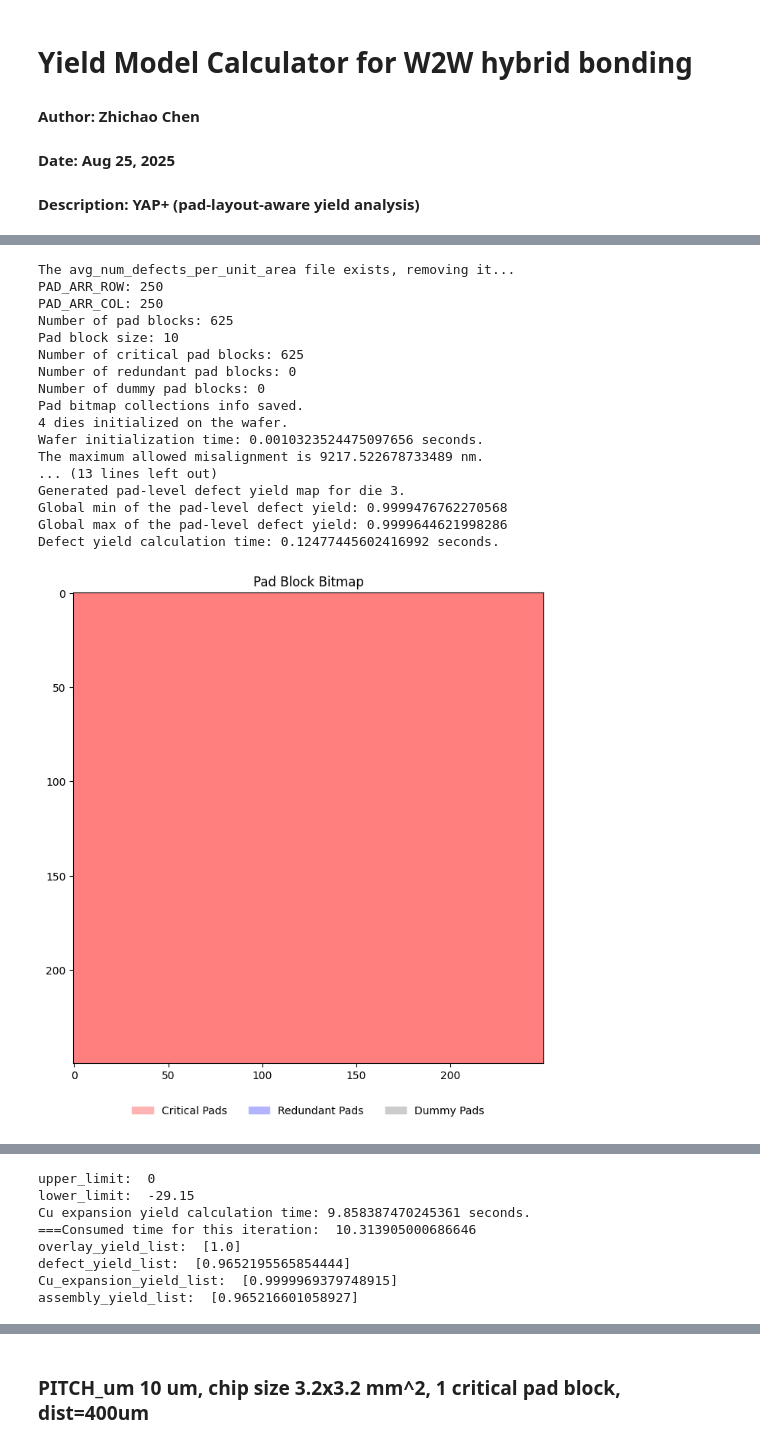
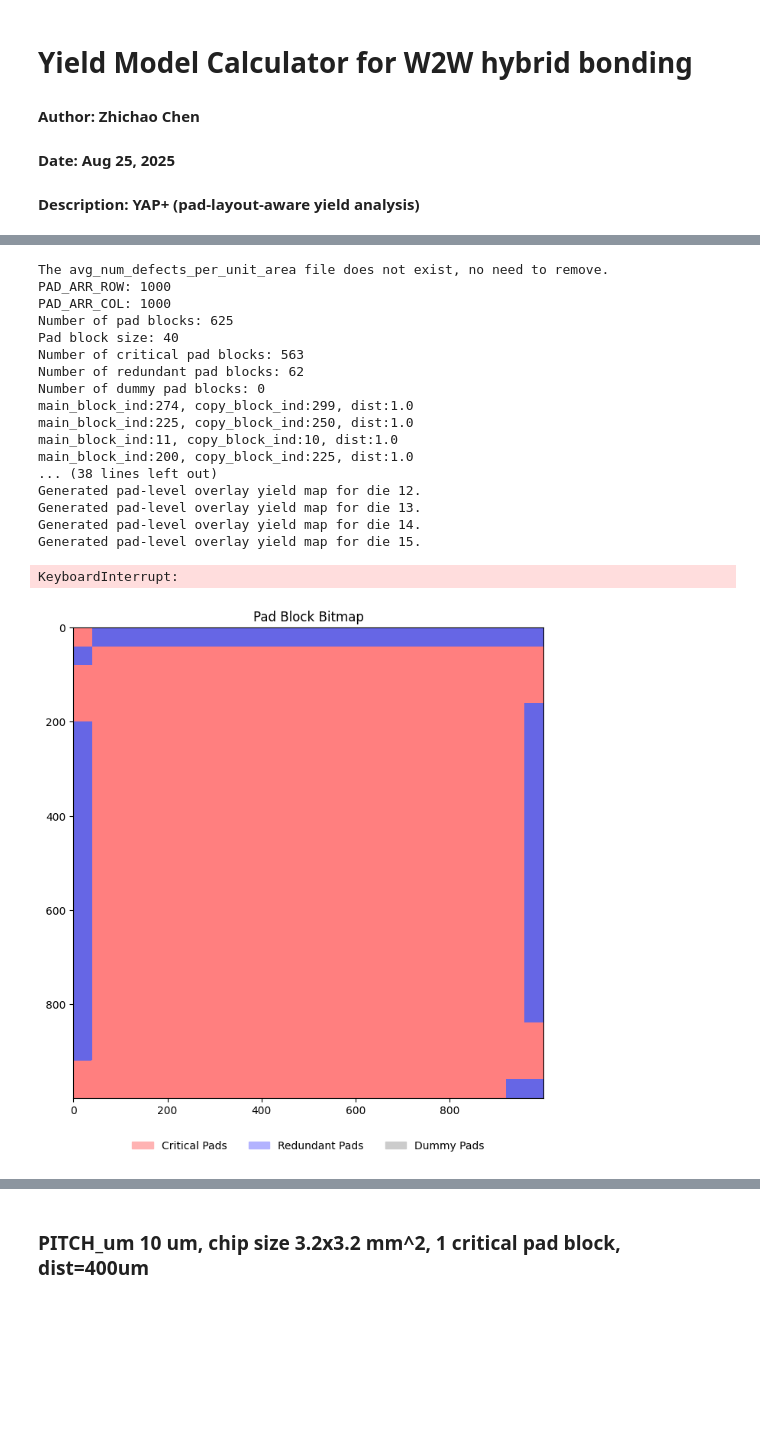
Before and after one commit to nanocad-lab/YAP, a Jupyter notebook: W2W/calculator_main.ipynb, the cells around one changed output, grey strips where cells are left out. Saved outputs shown, nothing was run; the diff lists cells and outputs as text; code cells hidden in the pictures; blank space fills up the shorter version.

```diff
--- a/W2W/calculator_main.ipynb
+++ b/W2W/calculator_main.ipynb
@@ -27,7 +86,7 @@ num_points = 1 # Number of points for parameter sweep
 
 # Parameter lists that you want to sweep
 die_size_list = np.linspace(10e3, 10e3, num_points)
-PITCH_um_list = np.linspace(40, 40, num_points)
+PITCH_um_list = np.linspace(10, 10, num_points)
 particle_density_list = np.logspace(-9, -9, num_points)
 t_0_list = np.linspace(0.1, 0.1, num_points)
 dish_std_list = np.linspace(1, 1, num_points)
@@ -80,57 +139,55 @@ for i in range(num_points):
     cfg.TOP_DISH_STD_nm = float(dish_std_list[i])  # Top Cu pad dish standard deviation (nm)
     cfg.BOT_DISH_STD_nm = float(dish_std_list[i])  # Bottom Cu pad dish standard deviation (nm)
     cfg.Roughness_sigma_m = float(Roughness_sigma_m_list[i])  # Surface roughness standard deviation (m)
-    cfg.redundant_logical_pad_dist = 2.0
+    cfg.redundant_logical_pad_dist = 40.0
 
 
     # Update above parameters in the configuration
     update_config_items(cfg=cfg, mode='w2w_modeling')
 
     if cfg.PITCH_um >= 1.0:
         if reuse_dilation == False or not os.path.exists('pad_bitmap/avg_num_defects_per_unit_area.npy'):
-            pad_bitmap_collection = pad_bitmap_generate_random(cfg=cfg, pad_layout_pattern='center')
+            pad_bitmap_collection = pad_bitmap_generate(cfg=cfg, pad_layout_pattern='center')
     else:
         print("PITCH_um is too small, read existing pad bitmap collection.")
         pad_bitmap_collection = np.load('pad_bitmap/bitmap_collection.npy', allow_pickle=True).item()
         pad_bitmap_collection["pad_block_size"] = cfg.pad_block_size
         pad_bitmap_collection["num_critical_pads"] = cfg.PAD_ARR_ROW * cfg.PAD_ARR_COL * cfg.critical_pad_ratio
         pad_bitmap_collection["num_redundant_logical_pads"] = cfg.PAD_ARR_ROW * cfg.PAD_ARR_COL * cfg.redundant_pad_ratio * cfg.redundant_logical_pad_ratio
         pad_bitmap_collection["redundant_logical_pad_copy"] = cfg.redundant_logical_pad_copy
-
-
-
 
     start_time = time.time()
     # Calculate the yield
     assembly_yield, overlay_yield, defect_yield, Cu_expansion_yield = Assembly_Yield_Calculator(
         cfg=cfg,
         pad_bitmap_collection=pad_bitmap_collection,
     )
     assembly_yield_list.append(assembly_yield)
     overlay_yield_list.append(overlay_yield)
     defect_yield_list.append(defect_yield)
     Cu_expansion_yield_list.append(Cu_expansion_yield)
     print("===Consumed time for this iteration: ", time.time() - start_time)
 print("overlay_yield_list: ", overlay_yield_list)
 print("defect_yield_list: ", defect_yield_list)
 print("Cu_expansion_yield_list: ", Cu_expansion_yield_list)
 print("assembly_yield_list: ", assembly_yield_list)
 # %% [output]
-The avg_num_defects_per_unit_area file exists, removing it...
-PAD_ARR_ROW: 250
-PAD_ARR_COL: 250
+The avg_num_defects_per_unit_area file does not exist, no need to remove.
+PAD_ARR_ROW: 1000
+PAD_ARR_COL: 1000
 Number of pad blocks: 625
-Pad block size: 10
-Number of critical pad blocks: 625
-Number of redundant pad blocks: 0
+Pad block size: 40
+Number of critical pad blocks: 563
+Number of redundant pad blocks: 62
 Number of dummy pad blocks: 0
-Pad bitmap collections info saved.
-4 dies initialized on the wafer.
-Wafer initialization time: 0.0010323524475097656 seconds.
-The maximum allowed misalignment is 9217.522678733489 nm.
-... (13 lines left out)
-Generated pad-level defect yield map for die 3.
-Global min of the pad-level defect yield: 0.9999476762270568
-Global max of the pad-level defect yield: 0.9999644621998286
-Defect yield calculation time: 0.12477445602416992 seconds.
+main_block_ind:274, copy_block_ind:299, dist:1.0
+main_block_ind:225, copy_block_ind:250, dist:1.0
+main_block_ind:11, copy_block_ind:10, dist:1.0
+main_block_ind:200, copy_block_ind:225, dist:1.0
+... (38 lines left out)
+Generated pad-level overlay yield map for die 12.
+Generated pad-level overlay yield map for die 13.
+Generated pad-level overlay yield map for die 14.
+Generated pad-level overlay yield map for die 15.
+KeyboardInterrupt:
-[figure, old version]
+[figure, new version]
@@ -138,8 +193,0 @@ Defect yield calculation time: 0.12477445602416992 seconds.
-upper_limit:  0
-lower_limit:  -29.15
-Cu expansion yield calculation time: 9.858387470245361 seconds.
-===Consumed time for this iteration:  10.313905000686646
-overlay_yield_list:  [1.0]
-defect_yield_list:  [0.9652195565854444]
-Cu_expansion_yield_list:  [0.9999969379748915]
-assembly_yield_list:  [0.965216601058927]
```
Also changed, not shown: parts of 6 cells of this notebook, 12 other files.
